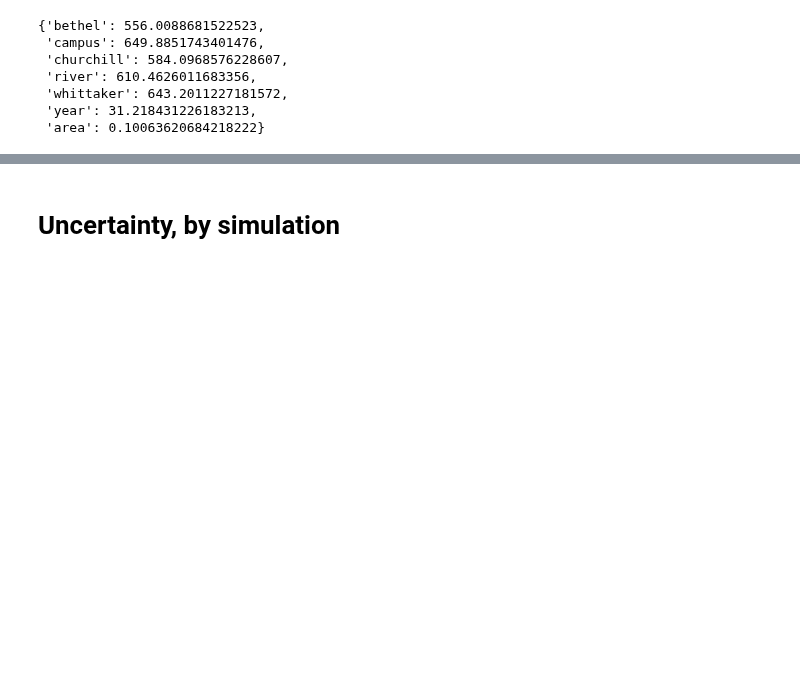
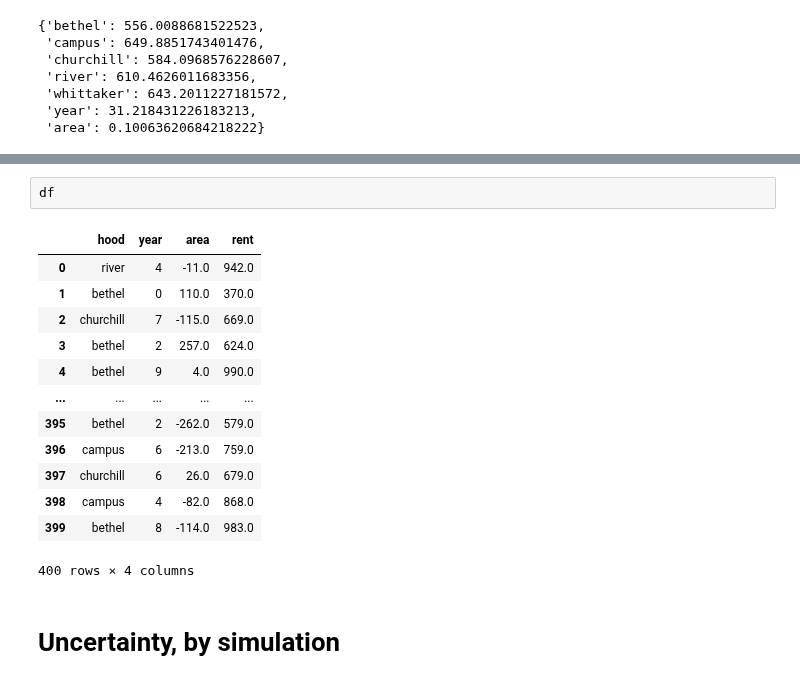
Before and after one commit to UOdsci/dsci345, a Jupyter notebook: class_material/slides/Week_10_Uncertainty.ipynb, the cells around one changed output, grey strips where cells are left out. Drawn from its saved outputs; the diff is of its cells as text; blank space fills up the shorter version.

```diff
--- a/class_material/slides/Week_10_Uncertainty.ipynb
+++ b/class_material/slides/Week_10_Uncertainty.ipynb
@@ -154,3 +168,19 @@ estimates
+# %%
+df
+# %% [output]
+|  | hood | year | area | rent |
+| 0 | river | 4 | -11.0 | 942.0 |
+| 1 | bethel | 0 | 110.0 | 370.0 |
+| 2 | churchill | 7 | -115.0 | 669.0 |
+| 3 | bethel | 2 | 257.0 | 624.0 |
+| 4 | bethel | 9 | 4.0 | 990.0 |
+| ... | ... | ... | ... | ... |
+| 395 | bethel | 2 | -262.0 | 579.0 |
+| 396 | campus | 6 | -213.0 | 759.0 |
+| 397 | churchill | 6 | 26.0 | 679.0 |
+| 398 | campus | 4 | -82.0 | 868.0 |
+| 399 | bethel | 8 | -114.0 | 983.0 |
+400 rows × 4 columns
 # %% [markdown]
 # Uncertainty, by simulation
 # %% [markdown]
```
Also changed, not shown: parts of 8 cells of this notebook, 1 other file.
